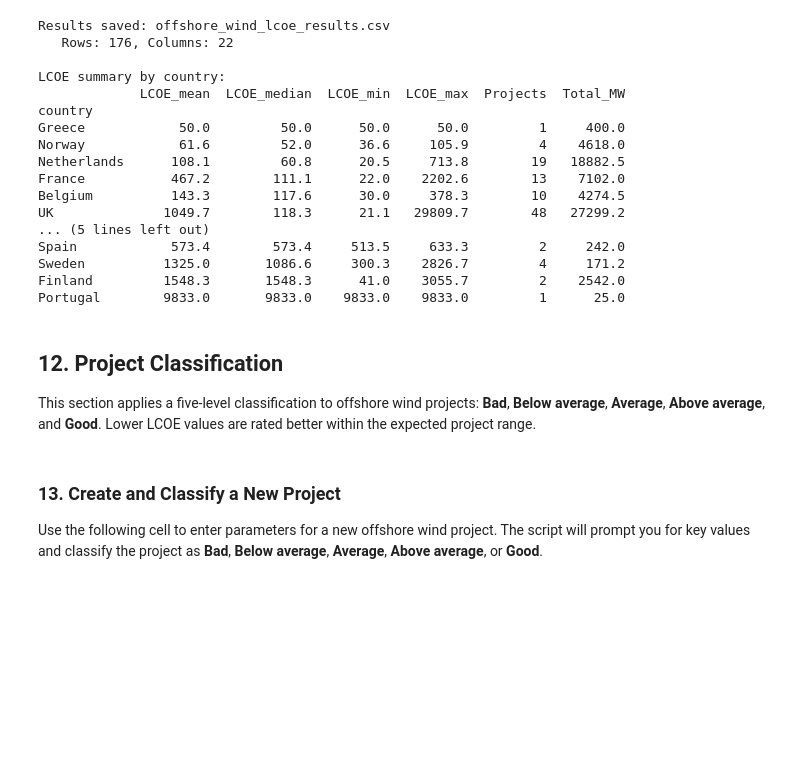
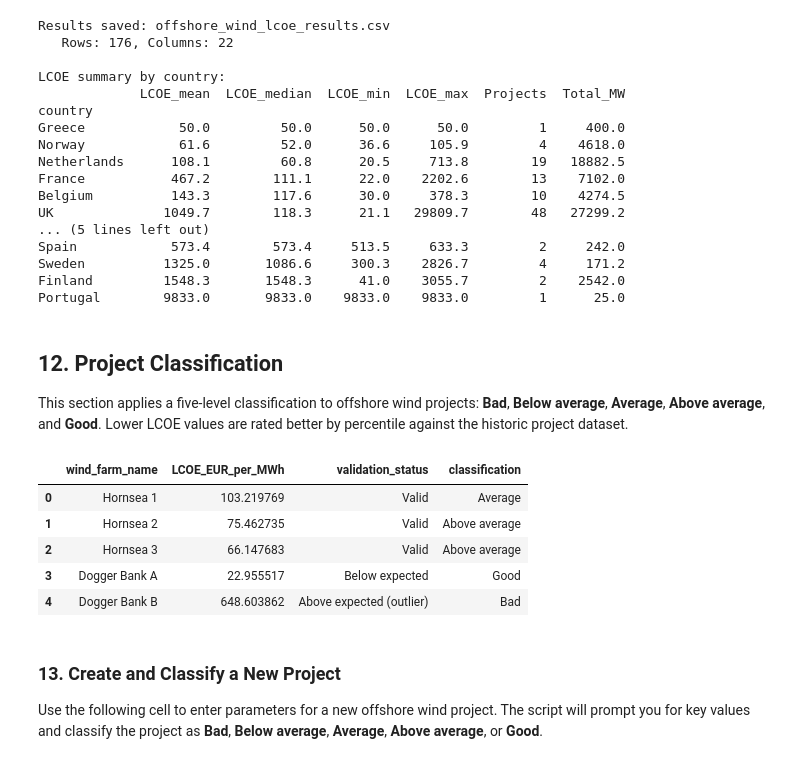
Before and after one commit to Makakashan/IntelegenceProject, a Jupyter notebook: windAlgorithm.ipynb, the cells around one changed output. Saved outputs shown, nothing was run; the diff lists cells and outputs as text; code cells hidden in the pictures; blank space fills up the shorter version.

Commit message:
refactor(classifier): improve wind farm classification pipeline structure
Co-authored-by: Makakashan <vacetmax@gmail.com>

```diff
--- a/windAlgorithm.ipynb
+++ b/windAlgorithm.ipynb
@@ -31,9 +31,26 @@ Libraries downloaded.
 # %% [markdown]
 ## 1. Data loading
 # %%
-df = pd.read_csv('output/windTurbineData_enriched_2026EUR.csv')
+from pathlib import Path
+import sys
 
-print(f"Dataset size: {df.shape[0]} projects, {df.shape[1]} features")
+PROJECT_ROOT = Path.cwd()
+if str(PROJECT_ROOT) not in sys.path:
+    sys.path.insert(0, str(PROJECT_ROOT))
+
+DATASET_CANDIDATES = (
+    Path('input') / 'windTurbineData_enriched_2026EUR.csv',
+    Path('output') / 'windTurbineData_enriched_2026EUR.csv',
+    Path('windTurbineData_enriched_2026EUR.csv'),
+)
+DATASET_PATH = next((candidate for candidate in DATASET_CANDIDATES if candidate.is_file()), None)
+if DATASET_PATH is None:
+    raise FileNotFoundError(f'Dataset not found. Checked: {DATASET_CANDIDATES}')
+
+df = pd.read_csv(DATASET_PATH)
+
+print(f'Dataset path: {DATASET_PATH}')
+print(f'Dataset size: {df.shape[0]} projects, {df.shape[1]} features')
 
 key_cols = ['wind_farm_name', 'country', 'commissioning_year', 'installed_capacity_MW',
             'foundation_type', 'water_depth_m', 'distance_from_shore_km',
@@ -767,16 +785,19 @@ Portugal        9833.0       9833.0    9833.0    9833.0         1      25.0
 # %% [markdown]
 ## 12. Project Classification
 
-This section applies a five-level classification to offshore wind projects: **Bad**, **Below average**, **Average**, **Above average**, and **Good**. Lower LCOE values are rated better within the expected project range.
+This section applies a five-level classification to offshore wind projects: **Bad**, **Below average**, **Average**, **Above average**, and **Good**. Lower LCOE values are rated better by percentile against the historic project dataset.
 # %%
-import sys
-from wind_farm_classifier import load_and_analyse
+from src import load_and_analyse
 
-# Load the dataset and compute LCOE, validation status, and five-level classification.
-df_valid_classified = load_and_analyse('output/windTurbineData_enriched_2026EUR.csv')
-
-# Display the first few classified projects.
+df_valid_classified = load_and_analyse(DATASET_PATH)
 df_valid_classified[['wind_farm_name', 'LCOE_EUR_per_MWh', 'validation_status', 'classification']].head()
+# %% [output]
+|  | wind_farm_name | LCOE_EUR_per_MWh | validation_status | classification |
+| 0 | Hornsea 1 | 103.219769 | Valid | Average |
+| 1 | Hornsea 2 | 75.462735 | Valid | Above average |
+| 2 | Hornsea 3 | 66.147683 | Valid | Above average |
+| 3 | Dogger Bank A | 22.955517 | Below expected | Good |
+| 4 | Dogger Bank B | 648.603862 | Above expected (outlier) | Bad |
 # %% [markdown]
 ### 13. Create and Classify a New Project
 
```
Also changed, not shown: parts of 2 cells of this notebook.
